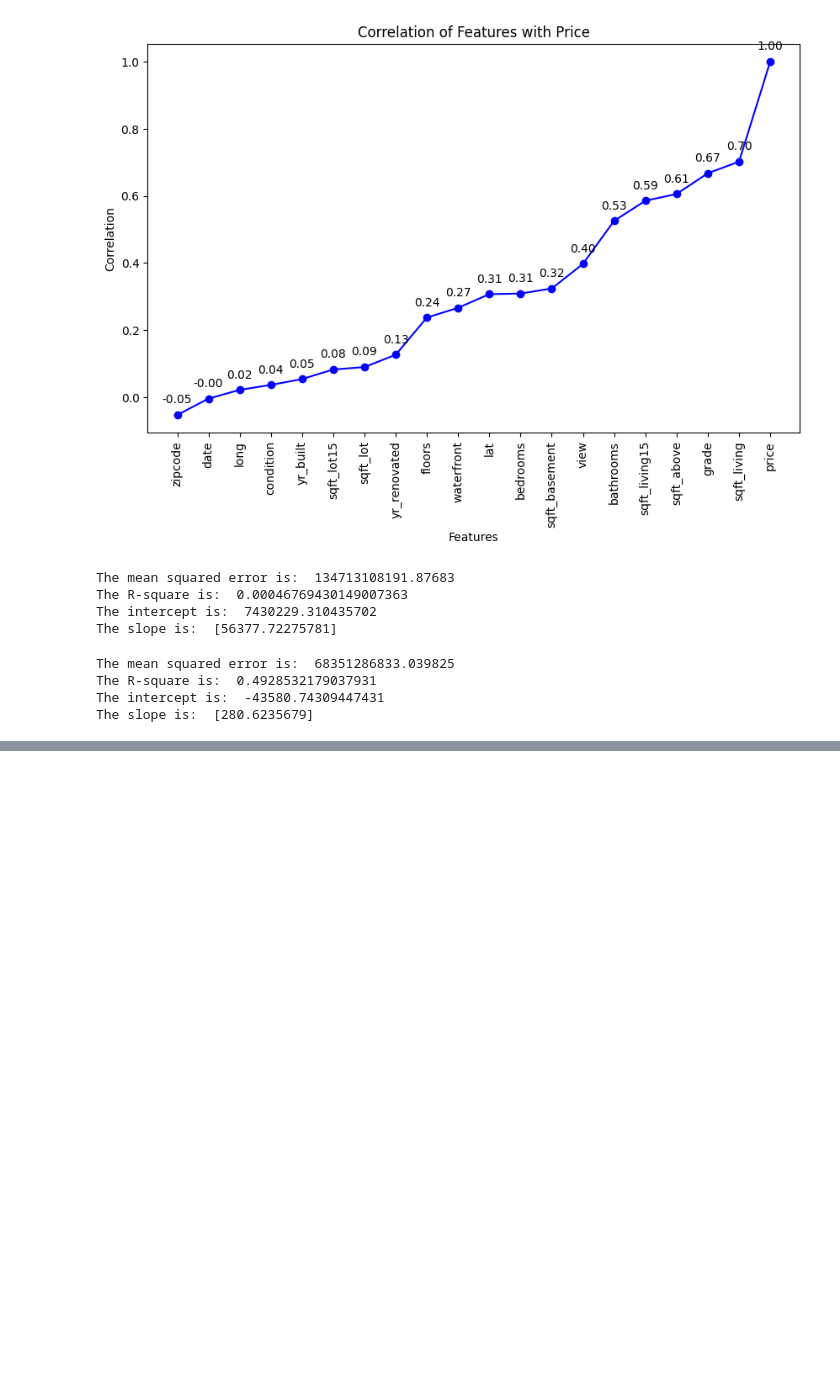
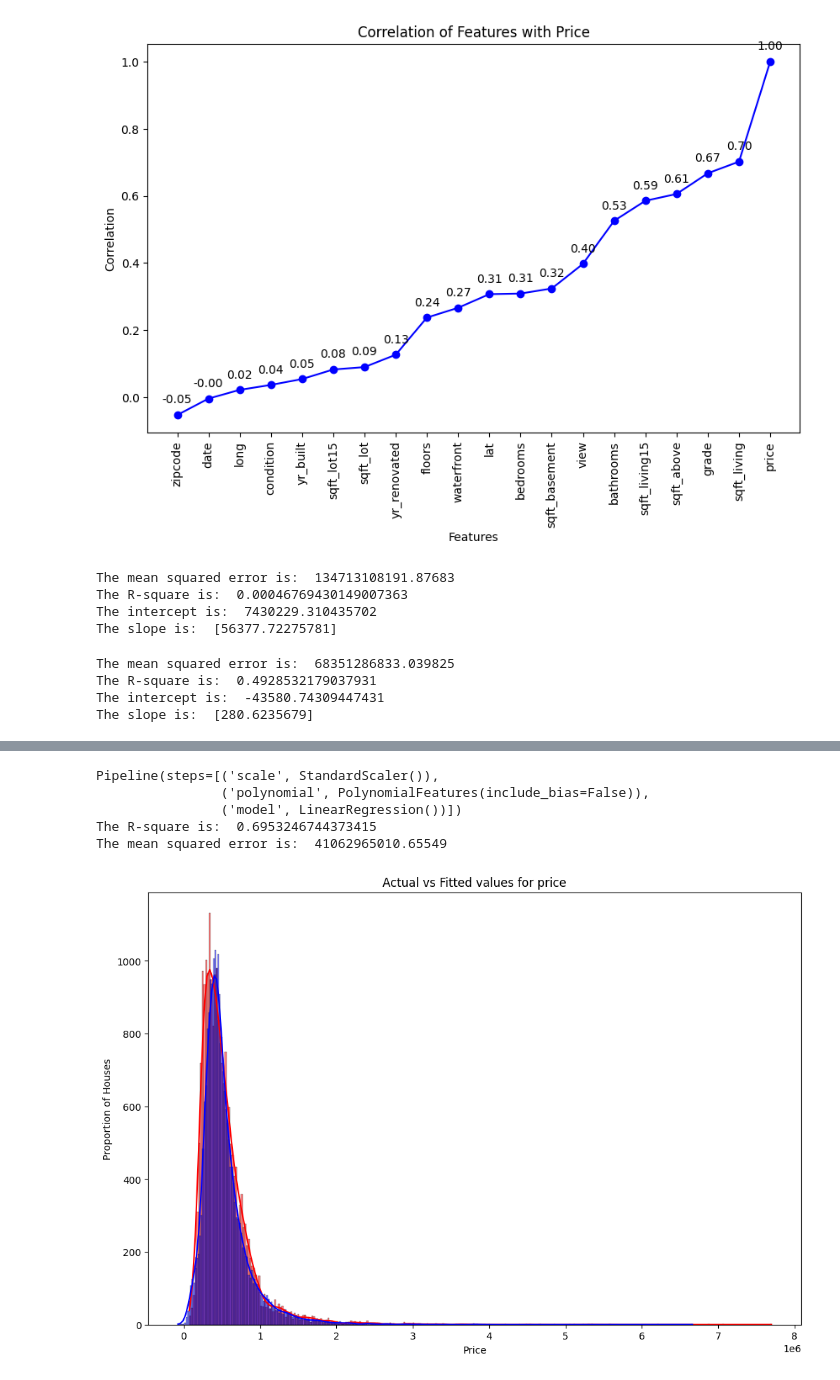
Before and after one commit to GirmaSis/house-price-prediction, a Jupyter notebook: house_price_notebook.ipynb, the cells around one changed output, grey strips where cells are left out. Drawn from its saved outputs; the diff is of its cells as text; code cells hidden in the pictures; blank space fills up the shorter version.

```diff
--- a/house_price_notebook.ipynb
+++ b/house_price_notebook.ipynb
@@ -311,25 +376,36 @@ The slope is:  [280.6235679]
 # %%
-
-# Polynomial Regression Model
+# Polynomial regression model
 Input=[('scale',StandardScaler()),('polynomial', PolynomialFeatures(include_bias=False)),('model',LinearRegression())]
 
+# Create the pipeline, by creating a list of tuples including the name of the model or estimator and its corresponding constructor
 pipe=Pipeline(Input)
-pipe
+print(pipe)
 
-Z = df[['sqft_living', 'floors', 'waterfront', 'lat', 'bedrooms', 'bathrooms']]
-pipe.fit(Z, df['price'])
-pipe.score(Z, df['price'])
+pipe.fit(X,Y) # Train the pipeline
+ypipe=pipe.predict(X) # Use the pipeline to make a prediction
+ypipe[0:4] # Display the first 4 predicted values
 
-mse = mean_squared_error(df['price'], pipe.predict(Z))
+# Model Evaluation using R^2 and Mean Squared Error
+print('The R-square is: ', lm.score(X, Y))
+
+mse = mean_squared_error(df['price'], lm.predict(X))
 print('The mean squared error is: ', mse)
 
-# Find the R^2
-print('The R-square is: ', pipe.score(Z, df['price']))
-
-# Find the intercept
-print('The intercept is: ', pipe.named_steps['model'].intercept_)
-# Find the slope
-print('The slope is: ', pipe.named_steps['model'].coef_)
+# Prediction using the pipeline
+plt.figure(figsize=(12, 8))
+ax1 = sns.histplot(df['price'], kde=True, color='r', label='Actual Value')
+sns.histplot(ypipe, kde=True, color='b', label='Fitted Values', ax=ax1)
+plt.title('Actual vs Fitted values for price')
+plt.xlabel('Price')
+plt.ylabel('Proportion of Houses')
+plt.show()
+# %% [output]
+Pipeline(steps=[('scale', StandardScaler()),
+                ('polynomial', PolynomialFeatures(include_bias=False)),
+                ('model', LinearRegression())])
+The R-square is:  0.6953246744373415
+The mean squared error is:  41062965010.65549
+[figure, added]
 # %%
 # Ridge Regression Model
 pr=PolynomialFeatures(degree=2)
```
Also changed, not shown: parts of 5 cells of this notebook.
